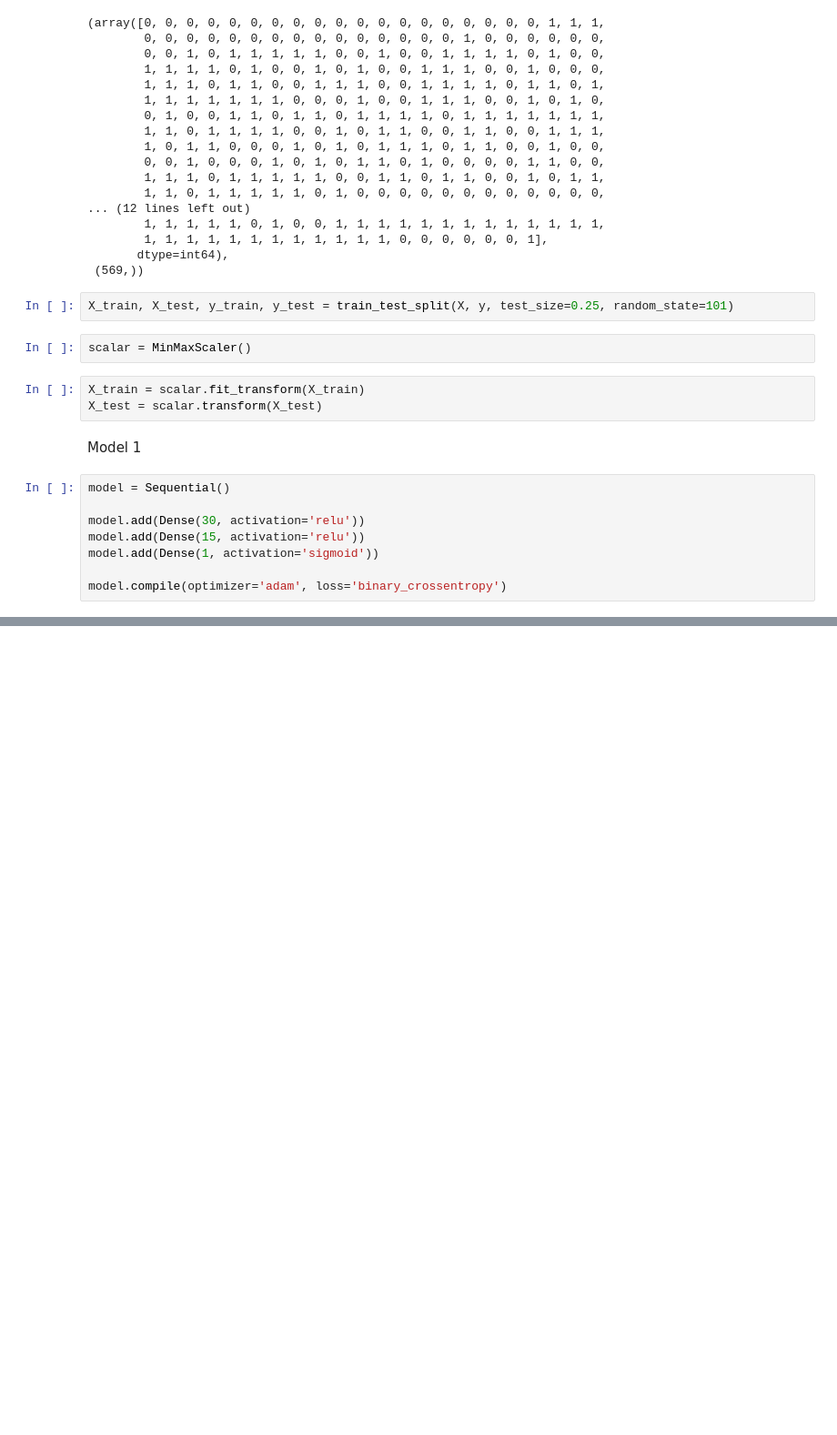
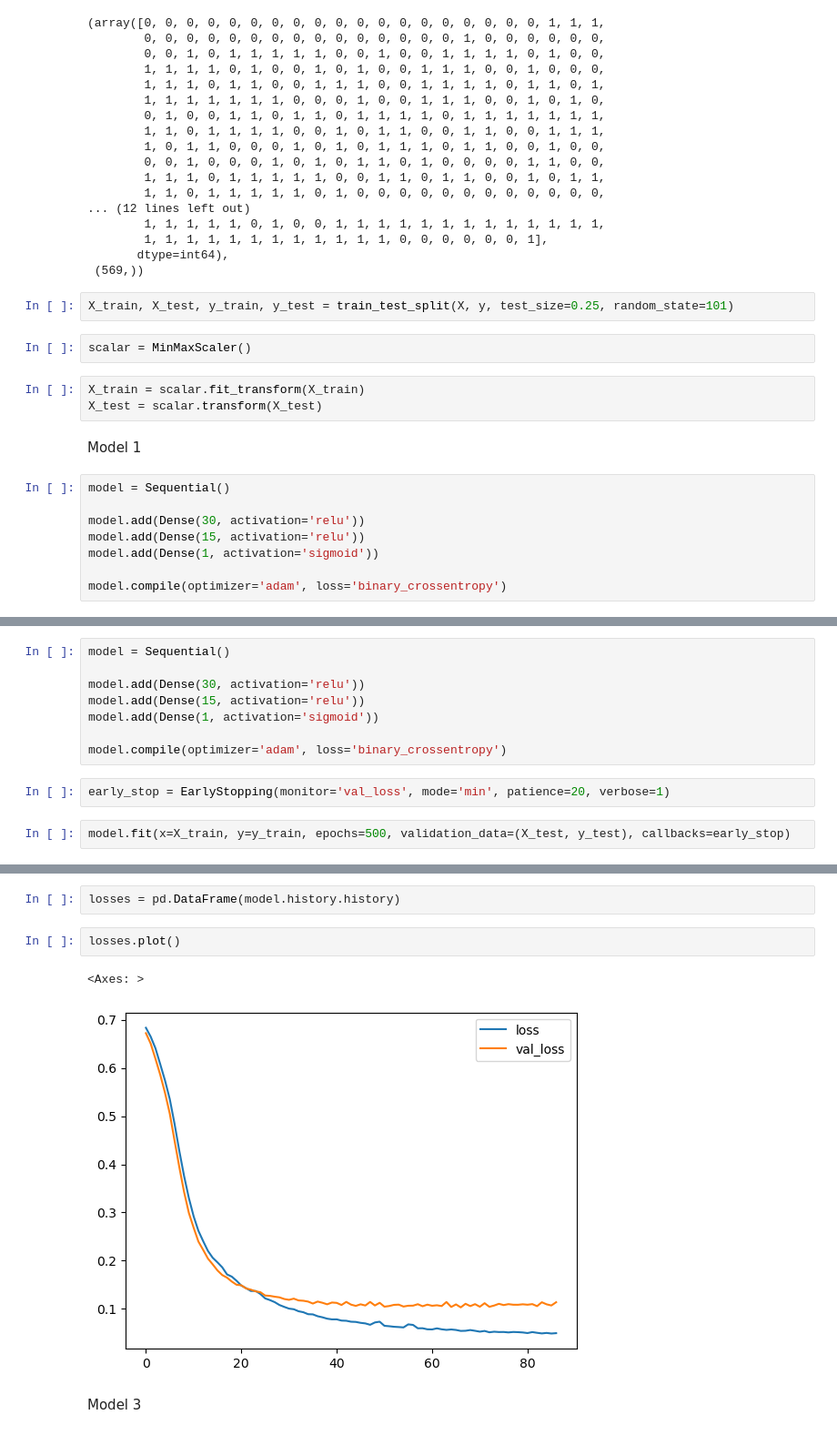
Before and after one commit to anmol438/Keras-Projects, a Jupyter notebook: keras_classification/keras_classification.ipynb, the cells around one changed output, grey strips where cells are left out. Shown at 91% size. Cells and saved outputs as stored; diff of their text form; blank space fills up the shorter version.

```diff
--- a/keras_classification/keras_classification.ipynb
+++ b/keras_classification/keras_classification.ipynb
@@ -161,0 +210,12 @@ model.compile(optimizer='adam', loss='binary_crossentropy')
+# %%
+model = Sequential()
+
+model.add(Dense(30, activation='relu'))
+model.add(Dense(15, activation='relu'))
+model.add(Dense(1, activation='sigmoid'))
+
+model.compile(optimizer='adam', loss='binary_crossentropy')
+# %%
+early_stop = EarlyStopping(monitor='val_loss', mode='min', patience=20, verbose=1)
+# %%
+model.fit(x=X_train, y=y_train, epochs=500, validation_data=(X_test, y_test), callbacks=early_stop)
@@ -161,0 +241,9 @@ model.compile(optimizer='adam', loss='binary_crossentropy')
+# %%
+losses = pd.DataFrame(model.history.history)
+# %%
+losses.plot()
+# %% [output]
+<Axes: >
+[figure, added]
+# %% [markdown]
+Model 3
```
Also changed, not shown: parts of 11 cells of this notebook.
